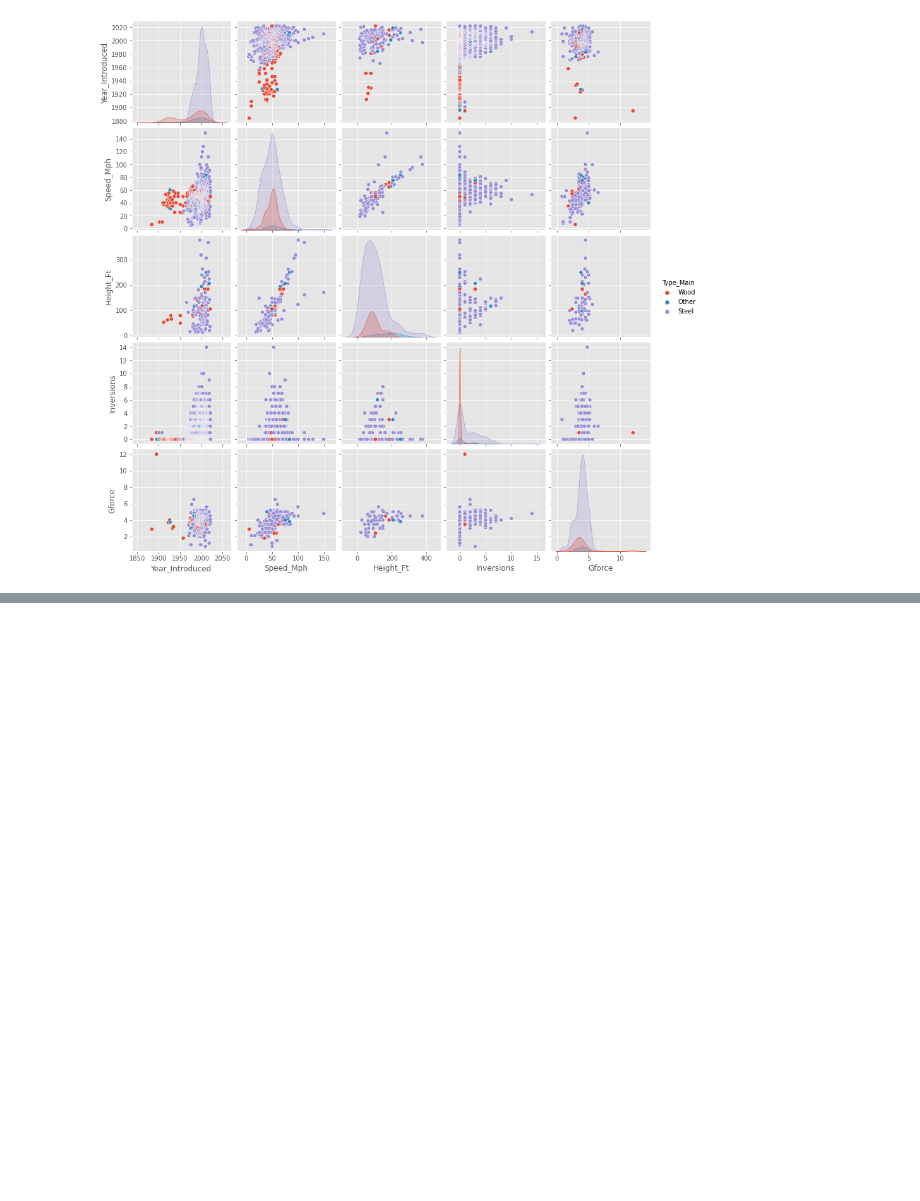
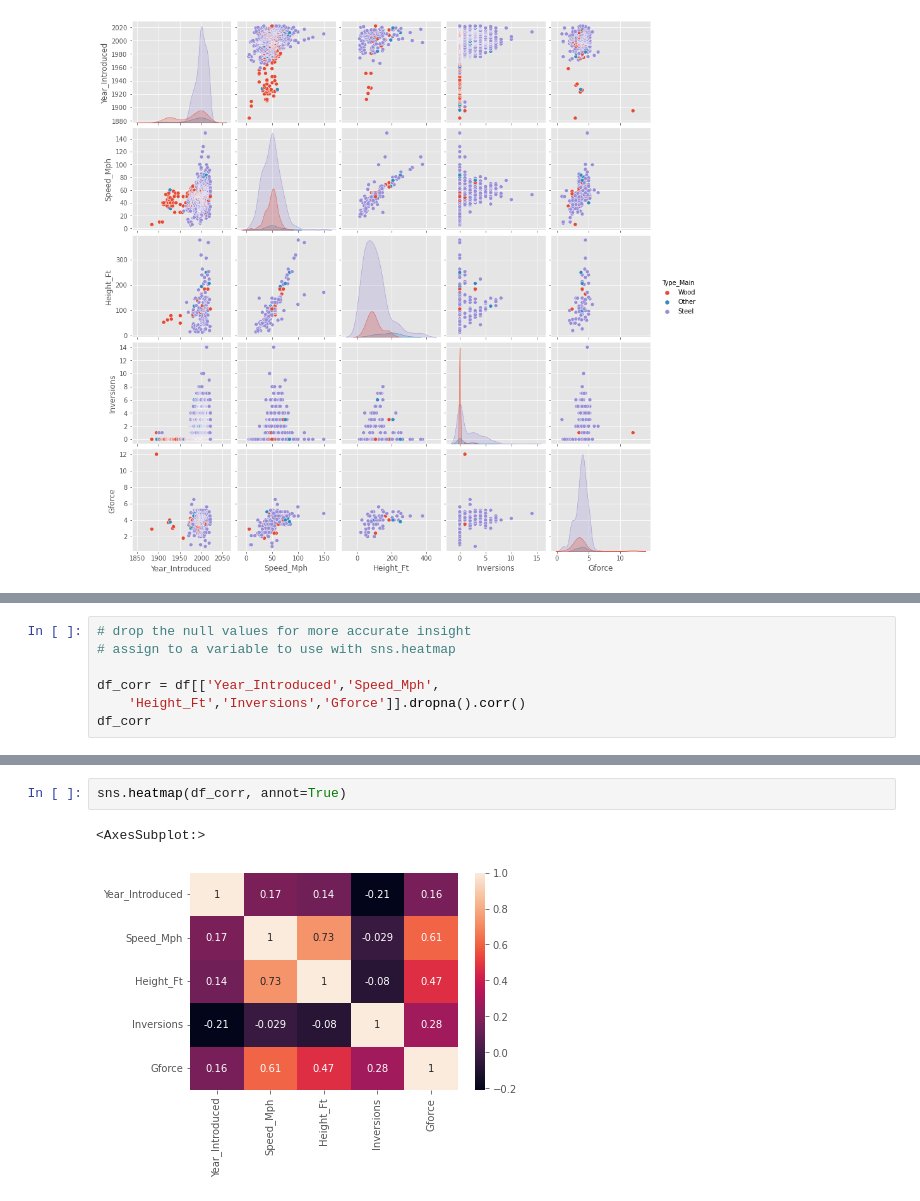
Before and after one commit to benkaan001/pandas_and_beyond, a Jupyter notebook: analyze_data/00_rollercoaster.ipynb, the cells around one changed output, grey strips where cells are left out. Cells and saved outputs as stored; diff of their text form; blank space fills up the shorter version.

```diff
--- a/analyze_data/00_rollercoaster.ipynb
+++ b/analyze_data/00_rollercoaster.ipynb
@@ -579,0 +592,7 @@ plt.show()
+# %%
+# drop the null values for more accurate insight
+# assign to a variable to use with sns.heatmap
+
+df_corr = df[['Year_Introduced','Speed_Mph',
+    'Height_Ft','Inversions','Gforce']].dropna().corr()
+df_corr
@@ -579,0 +606,5 @@ plt.show()
+# %%
+sns.heatmap(df_corr, annot=True)
+# %% [output]
+<AxesSubplot:>
+[figure, added]
```
Also changed, not shown: parts of 3 cells of this notebook.
